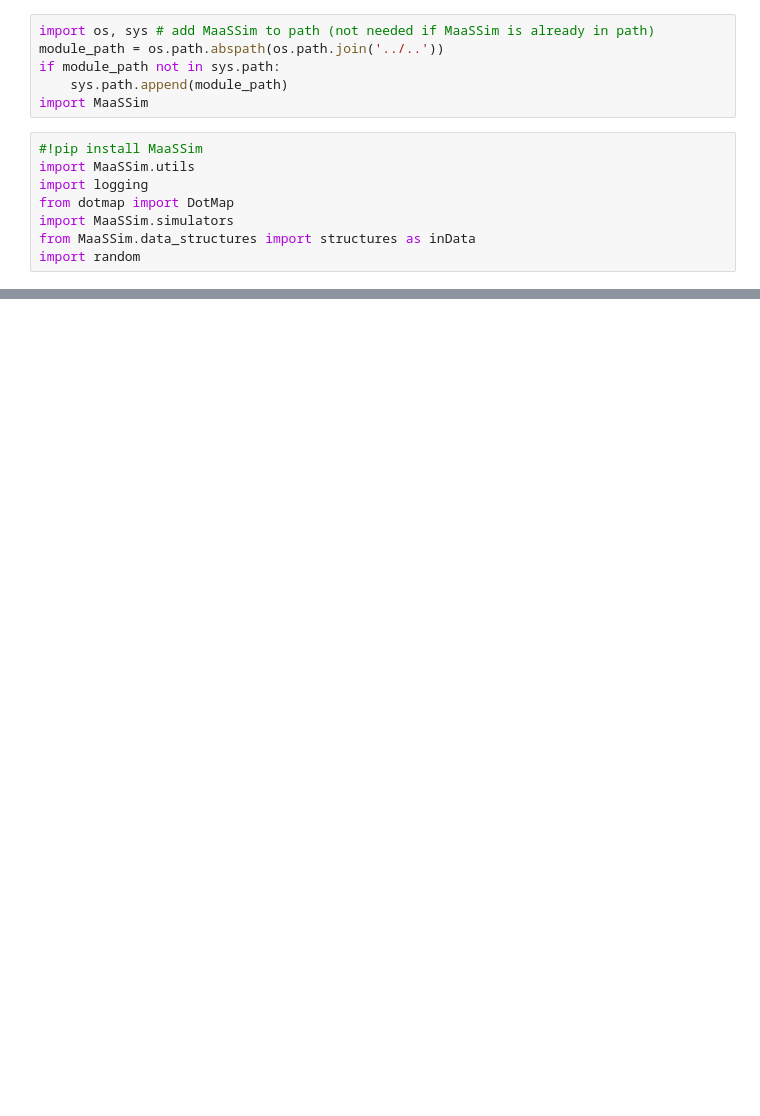
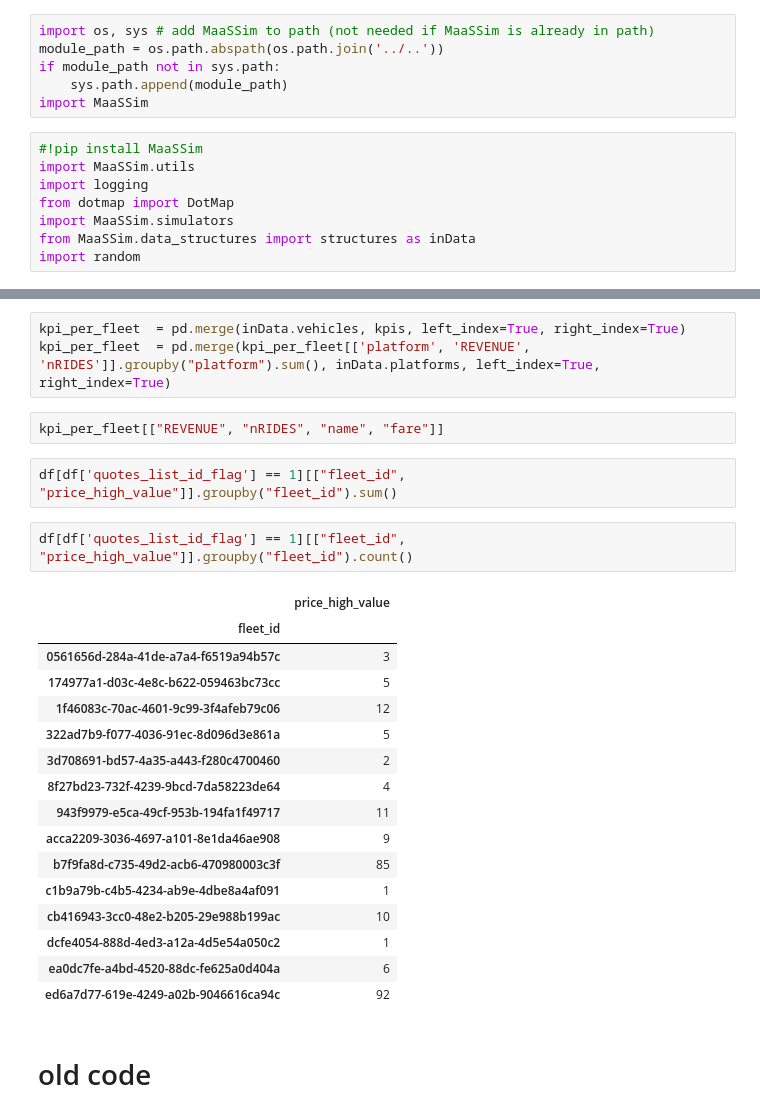
Before and after one commit to ABedychaj/MaaSSim, a Jupyter notebook: docs/tutorials/00_MaaSSim_at_glance.ipynb, the cells around one changed output, grey strips where cells are left out. Saved outputs shown, nothing was run; the diff lists cells and outputs as text; blank space fills up the shorter version.

```diff
--- a/docs/tutorials/00_MaaSSim_at_glance.ipynb
+++ b/docs/tutorials/00_MaaSSim_at_glance.ipynb
@@ -130,3 +298,31 @@ def f_match(**kwargs):
+# %%
+kpi_per_fleet  = pd.merge(inData.vehicles, kpis, left_index=True, right_index=True)
+kpi_per_fleet  = pd.merge(kpi_per_fleet[['platform', 'REVENUE', 'nRIDES']].groupby("platform").sum(), inData.platforms, left_index=True, right_index=True)
+# %%
+kpi_per_fleet[["REVENUE", "nRIDES", "name", "fare"]]
+# %%
+df[df['quotes_list_id_flag'] == 1][["fleet_id", "price_high_value"]].groupby("fleet_id").sum()
+# %%
+df[df['quotes_list_id_flag'] == 1][["fleet_id", "price_high_value"]].groupby("fleet_id").count()
+# %% [output]
+|  | price_high_value |
+| fleet_id |  |
+| 0561656d-284a-41de-a7a4-f6519a94b57c | 3 |
+| 174977a1-d03c-4e8c-b622-059463bc73cc | 5 |
+| 1f46083c-70ac-4601-9c99-3f4afeb79c06 | 12 |
+| 322ad7b9-f077-4036-91ec-8d096d3e861a | 5 |
+| 3d708691-bd57-4a35-a443-f280c4700460 | 2 |
+| 8f27bd23-732f-4239-9bcd-7da58223de64 | 4 |
+| 943f9979-e5ca-49cf-953b-194fa1f49717 | 11 |
+| acca2209-3036-4697-a101-8e1da46ae908 | 9 |
+| b7f9fa8d-c735-49d2-acb6-470980003c3f | 85 |
+| c1b9a79b-c4b5-4234-ab9e-4dbe8a4af091 | 1 |
+| cb416943-3cc0-48e2-b205-29e988b199ac | 10 |
+| dcfe4054-888d-4ed3-a12a-4d5e54a050c2 | 1 |
+| ea0dc7fe-a4bd-4520-88dc-fe625a0d404a | 6 |
+| ed6a7d77-619e-4249-a02b-9046616ca94c | 92 |
+# %% [markdown]
+# old code
 # %%
 import pandas as pd
 
```
Also changed, not shown: parts of 18 cells of this notebook, 3 other files.
